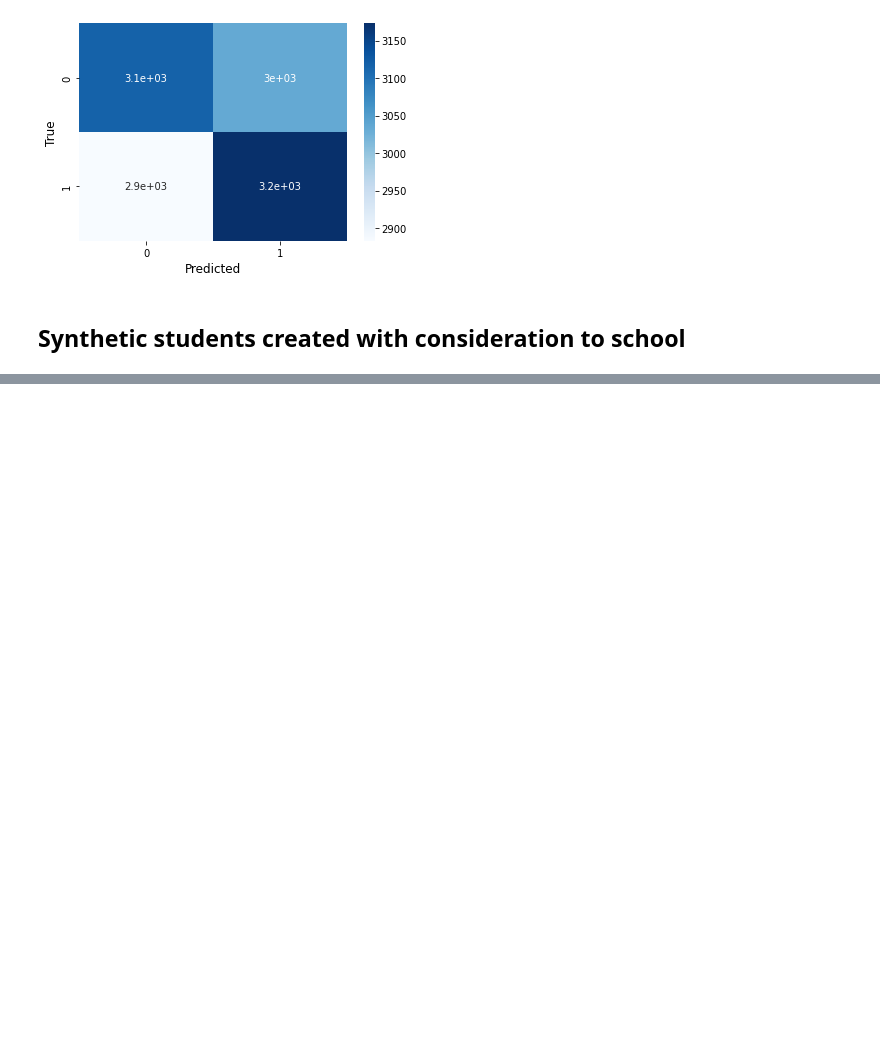
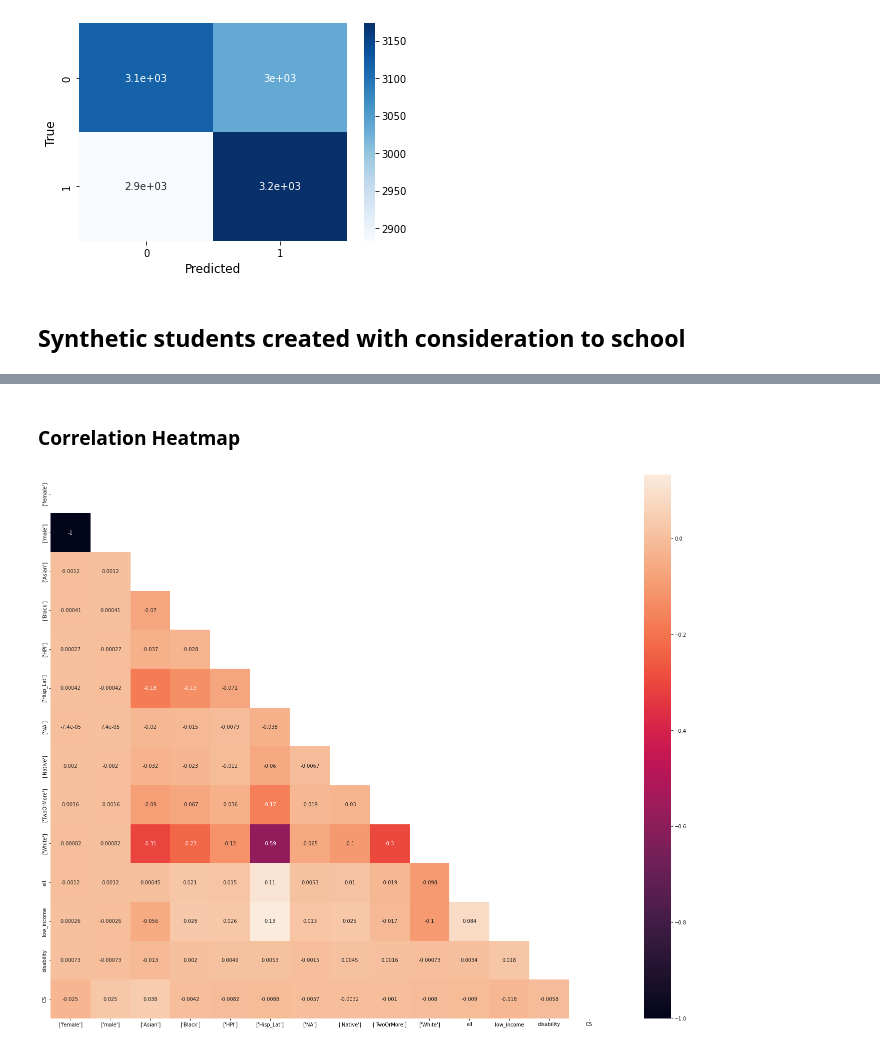
Before and after one commit to brinkbrink/WA_CS, a Jupyter notebook: WACSKeyPredictors.ipynb, the cells around one changed output, grey strips where cells are left out. Drawn from its saved outputs; the diff is of its cells as text; code cells hidden in the pictures; blank space fills up the shorter version.

```diff
--- a/WACSKeyPredictors.ipynb
+++ b/WACSKeyPredictors.ipynb
@@ -1872,0 +1875,5 @@ rf.fit(train_features, train_labels);
+# %%
+school_students['ell'] = school_students['ell'].astype('uint8')
+school_students['low_income'] = school_students['low_income'].astype('uint8')
+school_students['disability'] = school_students['disability'].astype('uint8')
+school_students['CS'] = school_students['CS'].astype('uint8')
@@ -1872,0 +1979,10 @@ rf.fit(train_features, train_labels);
+# %% [markdown]
+### Correlation Heatmap
+# %%
+fig = plt.figure(figsize=(25, 20))
+corr = school_students.corr()
+mask = np.triu(np.ones_like(corr, dtype=bool))
+sns.heatmap(corr, annot=True, mask=mask)
+plt.savefig("Heatmap.png")
+# %% [output]
+[figure, added]
```
Also changed, not shown: parts of 59 cells of this notebook.
